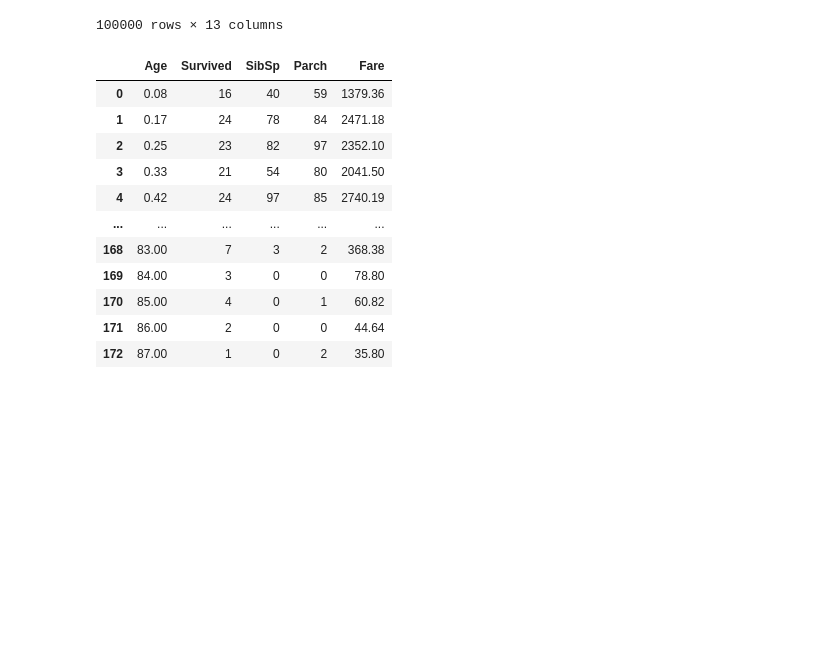
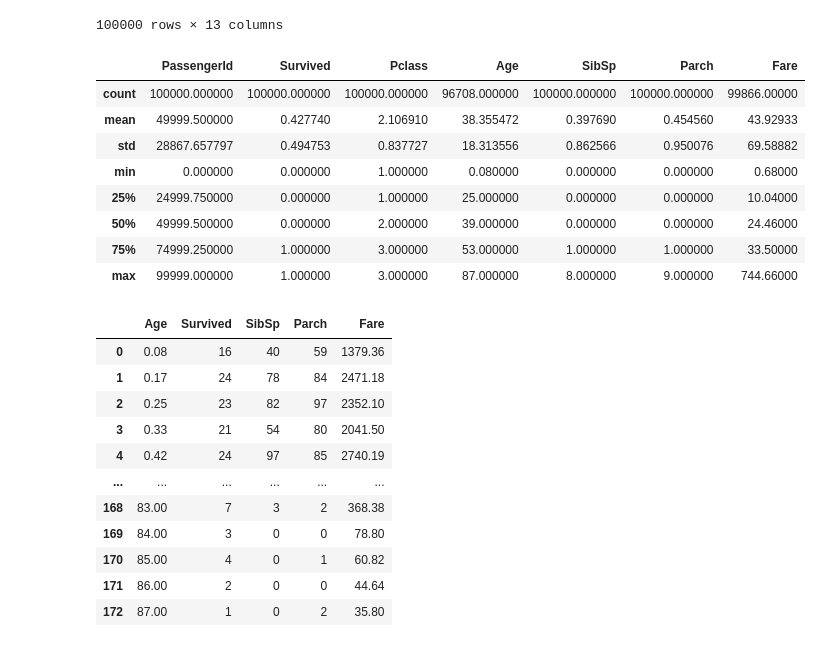
Before and after one commit to mamont79/02_EDA_2022, a Jupyter notebook: 02_EDA_2022.ipynb, the cells around one changed output. Cells and saved outputs as stored; diff of their text form; code cells hidden in the pictures; blank space fills up the shorter version.

```diff
--- a/02_EDA_2022.ipynb
+++ b/02_EDA_2022.ipynb
@@ -85,3 +85,15 @@ pass_age
 | 99998 | 66300 | 66300 | 1 | 2 | Fulmer, Jean | female | 86.0 | 0 | 0 | 424031 | ... |
 | 99999 | 55085 | 55085 | 1 | 2 | Steelman, Rose | female | 87.0 | 0 | 2 | 27657 | ... |
 100000 rows × 13 columns
+# %%
+db.describe()
+# %% [output]
+|  | PassengerId | Survived | Pclass | Age | SibSp | Parch | Fare |
+| count | 100000.000000 | 100000.000000 | 100000.000000 | 96708.000000 | 100000.000000 | 100000.000000 | 99866.00000 |
+| mean | 49999.500000 | 0.427740 | 2.106910 | 38.355472 | 0.397690 | 0.454560 | 43.92933 |
+| std | 28867.657797 | 0.494753 | 0.837727 | 18.313556 | 0.862566 | 0.950076 | 69.58882 |
+| min | 0.000000 | 0.000000 | 1.000000 | 0.080000 | 0.000000 | 0.000000 | 0.68000 |
+| 25% | 24999.750000 | 0.000000 | 1.000000 | 25.000000 | 0.000000 | 0.000000 | 10.04000 |
+| 50% | 49999.500000 | 0.000000 | 2.000000 | 39.000000 | 0.000000 | 0.000000 | 24.46000 |
+| 75% | 74999.250000 | 1.000000 | 3.000000 | 53.000000 | 1.000000 | 1.000000 | 33.50000 |
+| max | 99999.000000 | 1.000000 | 3.000000 | 87.000000 | 8.000000 | 9.000000 | 744.66000 |
```
Also changed, not shown: parts of 5 cells of this notebook.
